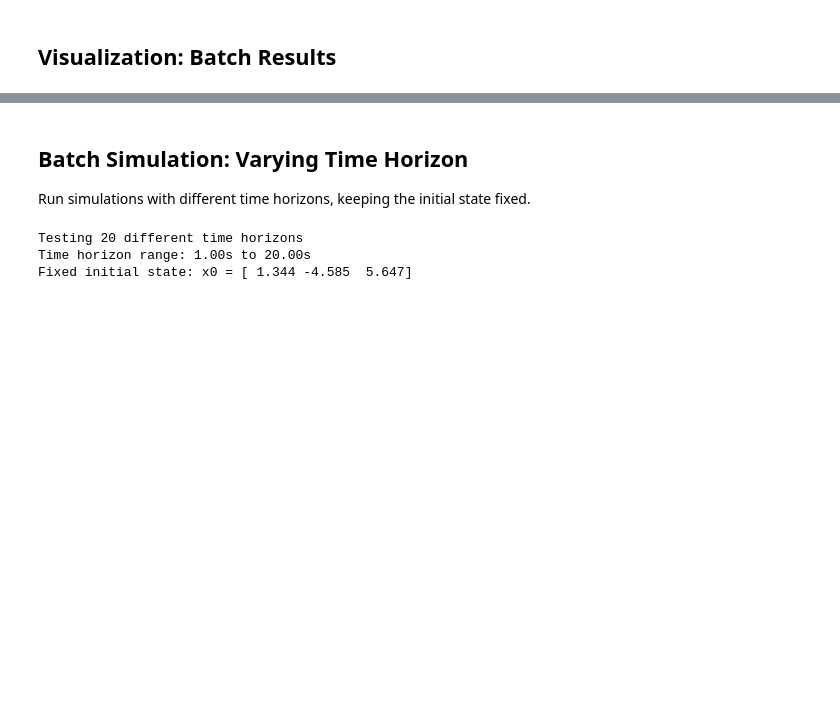
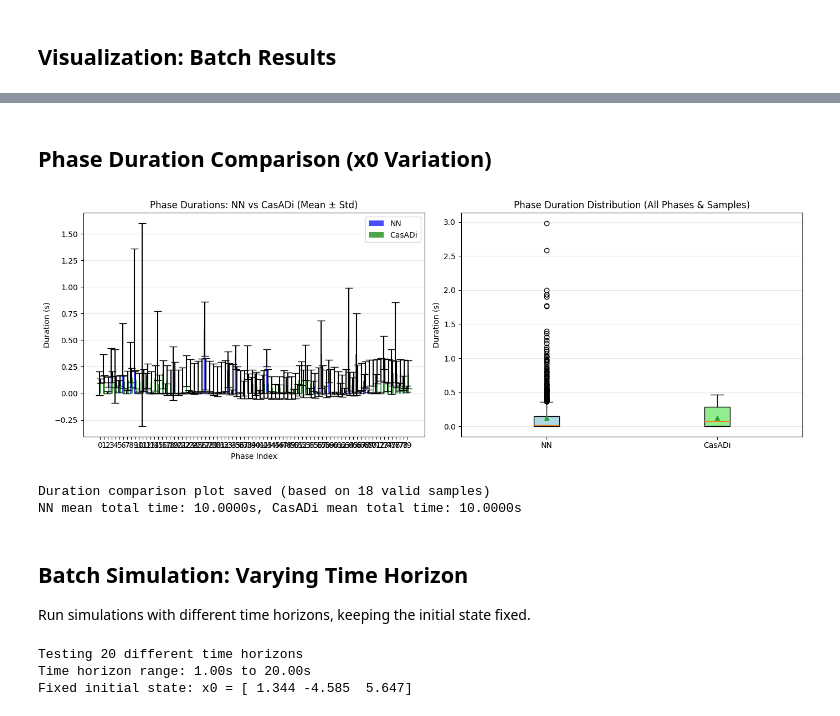
Before and after one commit to piergo98/learning_optimization, a Jupyter notebook: dump/benchmark.ipynb, the cells around one changed output, grey strips where cells are left out. Saved outputs shown, nothing was run; the diff lists cells and outputs as text; code cells hidden in the pictures; blank space fills up the shorter version.

```diff
--- a/dump/benchmark.ipynb
+++ b/dump/benchmark.ipynb
@@ -555,3 +621,71 @@ Plots saved to ../images/batch_benchmark_results.png
+# %% [markdown]
+## Phase Duration Comparison (x0 Variation)
+# %%
+# Compare phase durations between NN and CasADi (filtered data only)
+nn_deltas_filtered = [results['nn_deltas'][i] for i in range(len(results['nn_cost']))
+                      if valid_mask[i]]
+casadi_deltas_filtered = [results['casadi_deltas'][i] for i in range(len(results['casadi_cost']))
+                          if valid_mask[i]]
+
+# Stack into arrays: shape (n_valid_samples, n_phases)
+nn_deltas_array = np.array(nn_deltas_filtered)
+casadi_deltas_array = np.array(casadi_deltas_filtered)
+
+# Compute statistics
+nn_deltas_mean = nn_deltas_array.mean(axis=0)
+nn_deltas_std = nn_deltas_array.std(axis=0)
+casadi_deltas_mean = casadi_deltas_array.mean(axis=0)
+casadi_deltas_std = casadi_deltas_array.std(axis=0)
+
+# Plot phase durations
+fig, axes = plt.subplots(1, 2, figsize=(14, 5))
+
+# Plot 1: Bar chart comparison
+ax1 = axes[0]
+x = np.arange(N_PHASES)
+width = 0.35
+
+bars1 = ax1.bar(x - width/2, nn_deltas_mean, width, yerr=nn_deltas_std,
+                label='NN', alpha=0.7, capsize=5, color='blue')
+bars2 = ax1.bar(x + width/2, casadi_deltas_mean, width, yerr=casadi_deltas_std,
+                label='CasADi', alpha=0.7, capsize=5, color='green')
+
+ax1.set_xlabel('Phase Index')
+ax1.set_ylabel('Duration (s)')
+ax1.set_title('Phase Durations: NN vs CasADi (Mean ± Std)')
+ax1.set_xticks(x)
+ax1.set_xticklabels([f'{i}' for i in range(N_PHASES)])
+ax1.legend()
+ax1.grid(True, alpha=0.3, axis='y')
+
+# Plot 2: Distribution comparison (box plots)
+ax2 = axes[1]
+all_nn_deltas = nn_deltas_array.flatten()
+all_casadi_deltas = casadi_deltas_array.flatten()
+
+bp = ax2.boxplot([all_nn_deltas, all_casadi_deltas],
+                  labels=['NN', 'CasADi'],
+                  patch_artist=True,
+                  showmeans=True)
+
+# Color the boxes
+bp['boxes'][0].set_facecolor('lightblue')
+bp['boxes'][1].set_facecolor('lightgreen')
+
+ax2.set_ylabel('Duration (s)')
+ax2.set_title('Phase Duration Distribution (All Phases & Samples)')
+ax2.grid(True, alpha=0.3, axis='y')
+
+plt.tight_layout()
+plt.savefig('../images/batch_duration_comparison_x0.png', dpi=300, bbox_inches='tight')
+plt.show()
+
+print(f"Duration comparison plot saved (based on {len(nn_deltas_filtered)} valid samples)")
+print(f"NN mean total time: {nn_deltas_mean.sum():.4f}s, CasADi mean total time: {casadi_deltas_mean.sum():.4f}s")
+# %% [output]
+[figure, added]
+Duration comparison plot saved (based on 18 valid samples)
+NN mean total time: 10.0000s, CasADi mean total time: 10.0000s
 # %% [markdown]
 ## Batch Simulation: Varying Time Horizon
 
```
Also changed, not shown: parts of 14 cells of this notebook.
